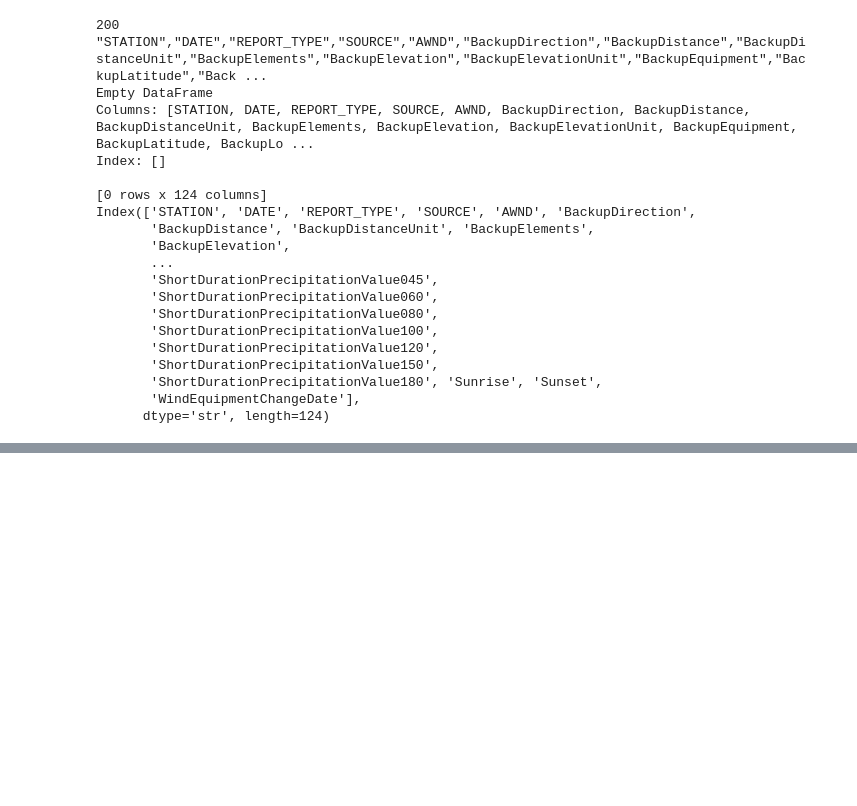
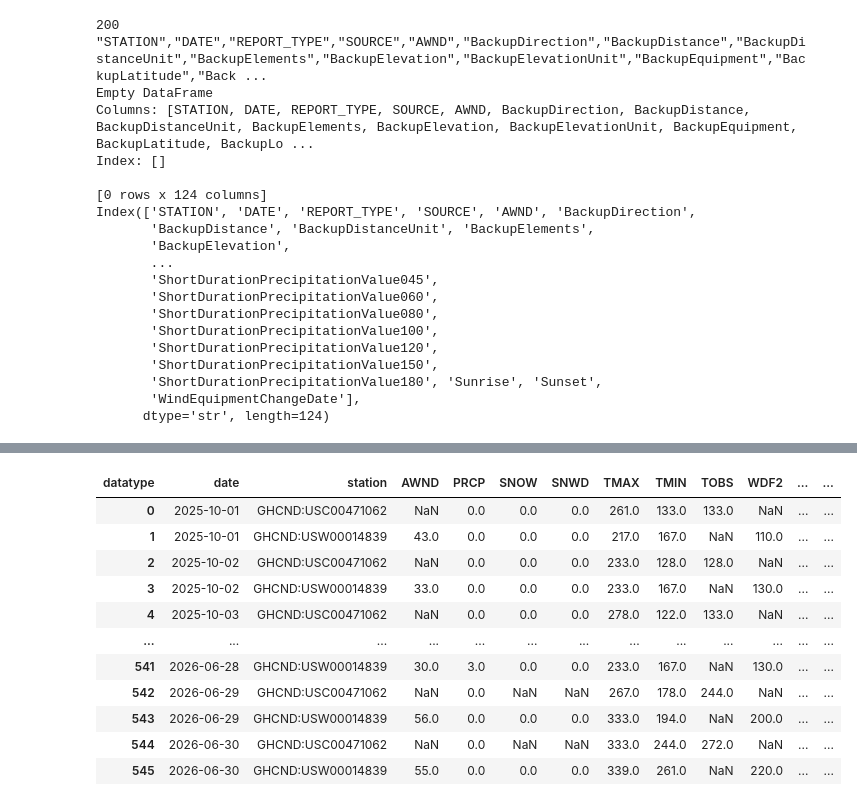
Before and after one commit to brocjac/The-Windigo-Data-Team-Summer-2026, a Jupyter notebook: Ice Depth Project/code/Weather_api.ipynb, the cells around one changed output, grey strips where cells are left out. Saved outputs shown, nothing was run; the diff lists cells and outputs as text; code cells hidden in the pictures; blank space fills up the shorter version.

```diff
--- a/Ice Depth Project/code/Weather_api.ipynb
+++ b/Ice Depth Project/code/Weather_api.ipynb
@@ -158,14 +411,0 @@ WBAN:94869 - MILWAUKEE TIMMERMAN AIRPORT, WI US
-# %%
-params = {
-    "datasetid": "LCD",
-    "locationid": "FIPS:55",   # Wisconsin
-    "limit": 1000
-}
-
-response = requests.get(url, headers=headers, params=params)
-
-stations = response.json()
-
-for station in stations.get("results", []):
-    if "WAUKESHA" in station["name"].upper():
-        print(station["id"], "-", station["name"])
@@ -171,0 +416,59 @@ for station in stations.get("results", []):
+# %%
+import pandas as pd
+import requests
+
+TOKEN = "fmMZOwfoaPDSXZNdwClrfpATwtcoFXOs"
+
+headers = {
+    "token": TOKEN
+}
+
+url = "https://www.ncei.noaa.gov/cdo-web/api/v2/data"
+
+rows = []
+offset = 1
+limit = 1000
+
+while True:
+    params = [
+        ("datasetid", "GHCND"),
+        ("stationid", "GHCND:USC00471062"),   # Brookfield
+        ("stationid", "GHCND:USW00014839"),   # Milwaukee Mitchell
+        ("startdate", "2025-10-01"),
+        ("enddate", "2026-06-30"),
+        ("limit", limit),
+        ("offset", offset)
+    ]
+
+    response = requests.get(url, headers=headers, params=params)
+
+    print(response.url)  # helpful for debugging
+
+    response.raise_for_status()
+
+    data = response.json()
+    rows.extend(data.get("results", []))
+
+    metadata = data.get("metadata", {}).get("resultset", {})
+    count = metadata.get("count", 0)
+
+    if offset + limit > count:
+        break
+
+    offset += limit
+
+df = pd.DataFrame(rows)
+
+df["date"] = pd.to_datetime(df["date"]).dt.date
+
+weather_df = df.pivot_table(
+    index=["date", "station"],
+    columns="datatype",
+    values="value",
+    aggfunc="first"
+).reset_index()
+
+# print(df.head())
+# print(df.shape)
+weather_df
+# %% [output]
@@ -171,0 +480,12 @@ for station in stations.get("results", []):
+| datatype | date | station | AWND | PRCP | SNOW | SNWD | TMAX | TMIN | TOBS | WDF2 | ... | ... |
+| 0 | 2025-10-01 | GHCND:USC00471062 | NaN | 0.0 | 0.0 | 0.0 | 261.0 | 133.0 | 133.0 | NaN | ... | ... |
+| 1 | 2025-10-01 | GHCND:USW00014839 | 43.0 | 0.0 | 0.0 | 0.0 | 217.0 | 167.0 | NaN | 110.0 | ... | ... |
+| 2 | 2025-10-02 | GHCND:USC00471062 | NaN | 0.0 | 0.0 | 0.0 | 233.0 | 128.0 | 128.0 | NaN | ... | ... |
+| 3 | 2025-10-02 | GHCND:USW00014839 | 33.0 | 0.0 | 0.0 | 0.0 | 233.0 | 167.0 | NaN | 130.0 | ... | ... |
+| 4 | 2025-10-03 | GHCND:USC00471062 | NaN | 0.0 | 0.0 | 0.0 | 278.0 | 122.0 | 133.0 | NaN | ... | ... |
+| ... | ... | ... | ... | ... | ... | ... | ... | ... | ... | ... | ... | ... |
+| 541 | 2026-06-28 | GHCND:USW00014839 | 30.0 | 3.0 | 0.0 | 0.0 | 233.0 | 167.0 | NaN | 130.0 | ... | ... |
+| 542 | 2026-06-29 | GHCND:USC00471062 | NaN | 0.0 | NaN | NaN | 267.0 | 178.0 | 244.0 | NaN | ... | ... |
+| 543 | 2026-06-29 | GHCND:USW00014839 | 56.0 | 0.0 | 0.0 | 0.0 | 333.0 | 194.0 | NaN | 200.0 | ... | ... |
+| 544 | 2026-06-30 | GHCND:USC00471062 | NaN | 0.0 | NaN | NaN | 333.0 | 244.0 | 272.0 | NaN | ... | ... |
+| 545 | 2026-06-30 | GHCND:USW00014839 | 55.0 | 0.0 | 0.0 | 0.0 | 339.0 | 261.0 | NaN | 220.0 | ... | ... |
```
Also changed, not shown: parts of 33 cells of this notebook, 3 other files.
